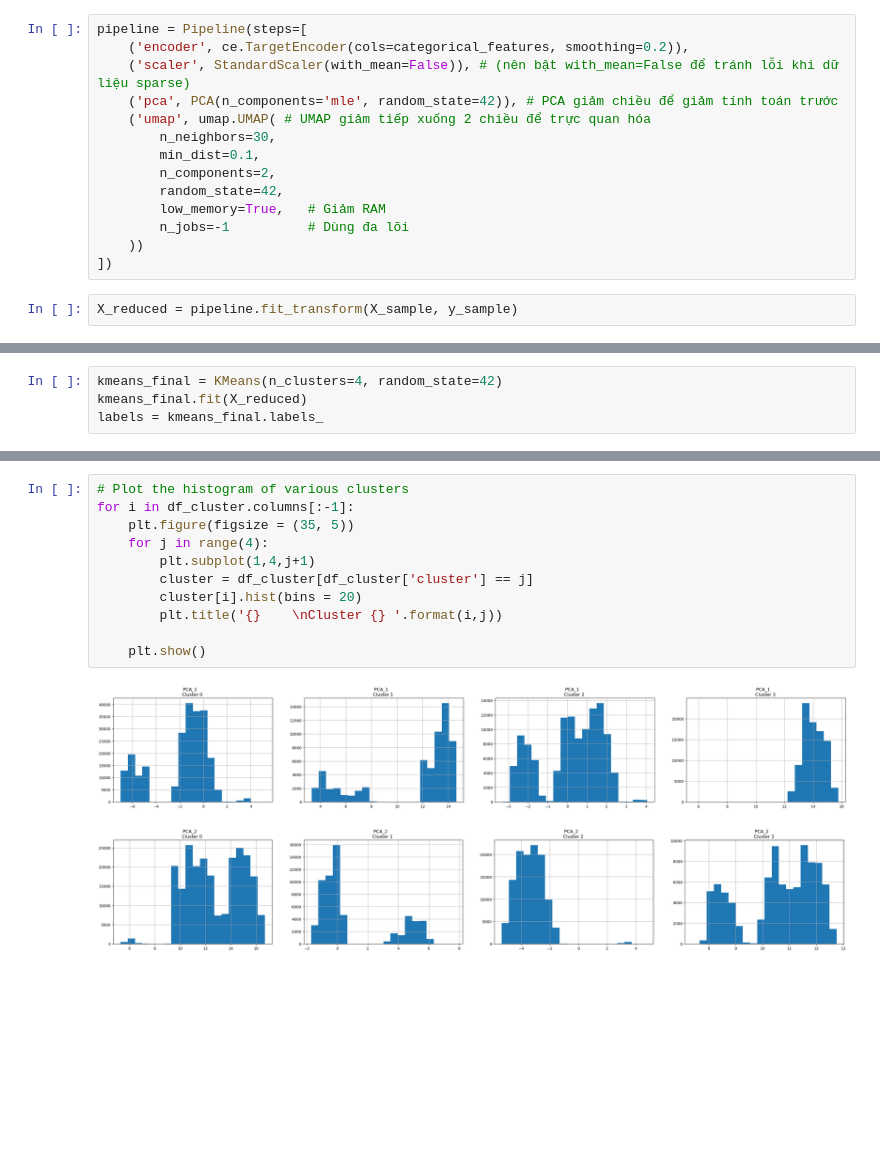
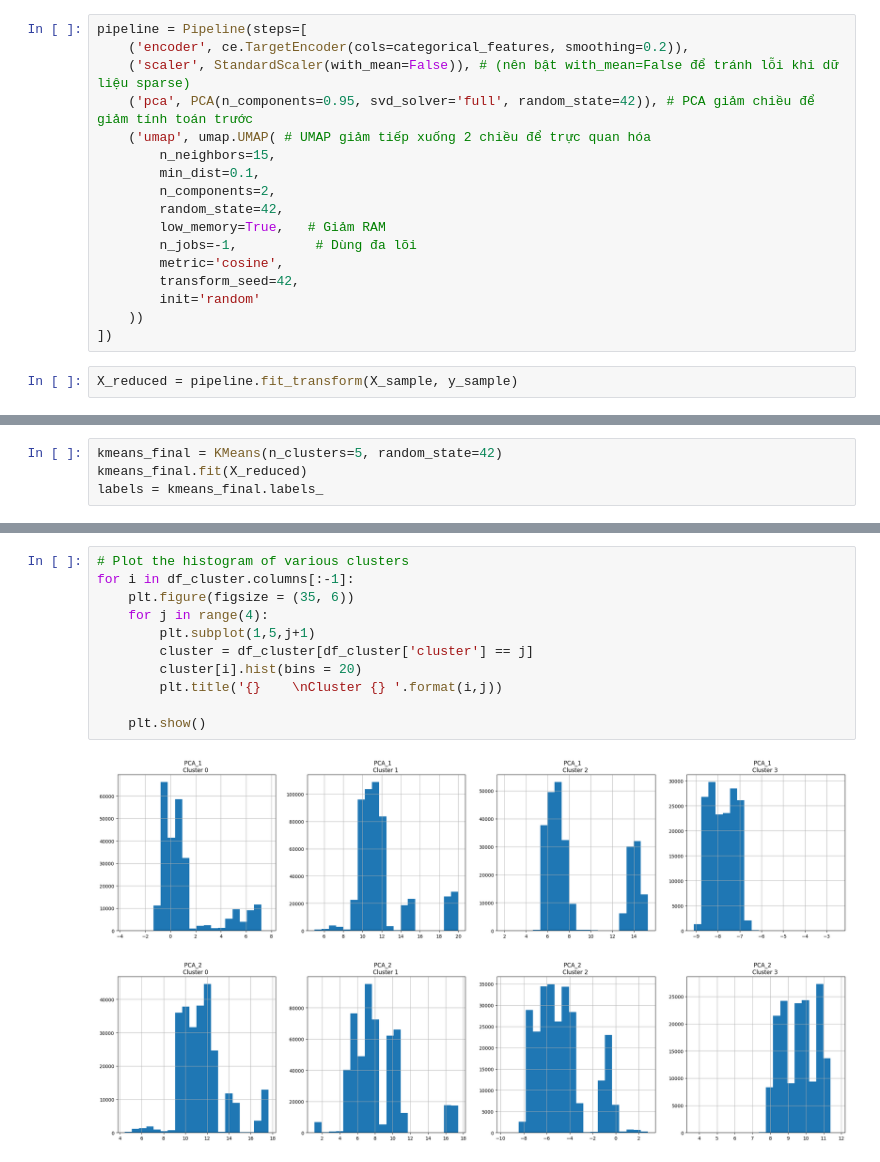
Before and after one commit to pentakll4002/IS403_Q13, a Jupyter notebook: cluster.ipynb, the cells around one changed output, grey strips where cells are left out. Drawn from its saved outputs; the diff is of its cells as text; blank space fills up the shorter version.

Commit message:
Update for cluster.ipynb

```diff
--- a/cluster.ipynb
+++ b/cluster.ipynb
@@ -216,14 +210,17 @@ import umap
 pipeline = Pipeline(steps=[
     ('encoder', ce.TargetEncoder(cols=categorical_features, smoothing=0.2)),
     ('scaler', StandardScaler(with_mean=False)), # (nên bật with_mean=False để tránh lỗi khi dữ liệu sparse)
-    ('pca', PCA(n_components='mle', random_state=42)), # PCA giảm chiều để giảm tính toán trước
+    ('pca', PCA(n_components=0.95, svd_solver='full', random_state=42)), # PCA giảm chiều để giảm tính toán trước
     ('umap', umap.UMAP( # UMAP giảm tiếp xuống 2 chiều để trực quan hóa
-        n_neighbors=30,
+        n_neighbors=15,
         min_dist=0.1,
         n_components=2,
         random_state=42,
         low_memory=True,   # Giảm RAM
-        n_jobs=-1          # Dùng đa lõi
+        n_jobs=-1,          # Dùng đa lõi
+        metric='cosine',
+        transform_seed=42,
+        init='random'
     ))
 ])
 # %%
@@ -260,5 +257,5 @@ Optimal number of clusters (Elbow): 4
 # %%
-kmeans_final = KMeans(n_clusters=4, random_state=42)
+kmeans_final = KMeans(n_clusters=5, random_state=42)
 kmeans_final.fit(X_reduced)
 labels = kmeans_final.labels_
 # %%
@@ -316,17 +314,17 @@ DataFrame with cluster labels:
 # %%
 # Plot the histogram of various clusters
 for i in df_cluster.columns[:-1]:
-    plt.figure(figsize = (35, 5))
+    plt.figure(figsize = (35, 6))
     for j in range(4):
-        plt.subplot(1,4,j+1)
+        plt.subplot(1,5,j+1)
         cluster = df_cluster[df_cluster['cluster'] == j]
         cluster[i].hist(bins = 20)
         plt.title('{}    \nCluster {} '.format(i,j))
 
     plt.show()
 # %% [output]
-[figure, old version]
+[figure, new version]
-[figure, old version]
+[figure, new version]
 # %%
 plt.figure(figsize=(10,10))
 sns.scatterplot(
```
Also changed, not shown: parts of 12 cells of this notebook, 27 other files.
